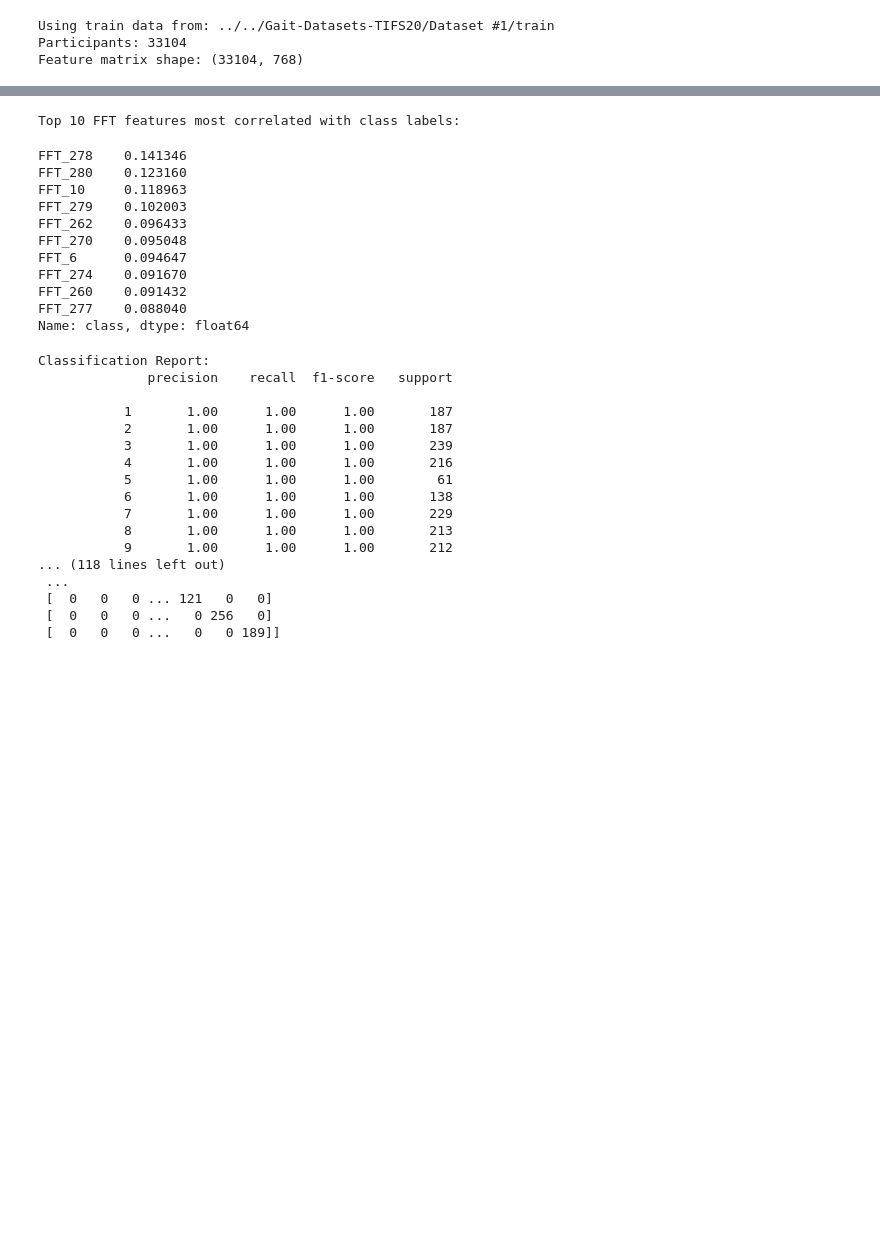
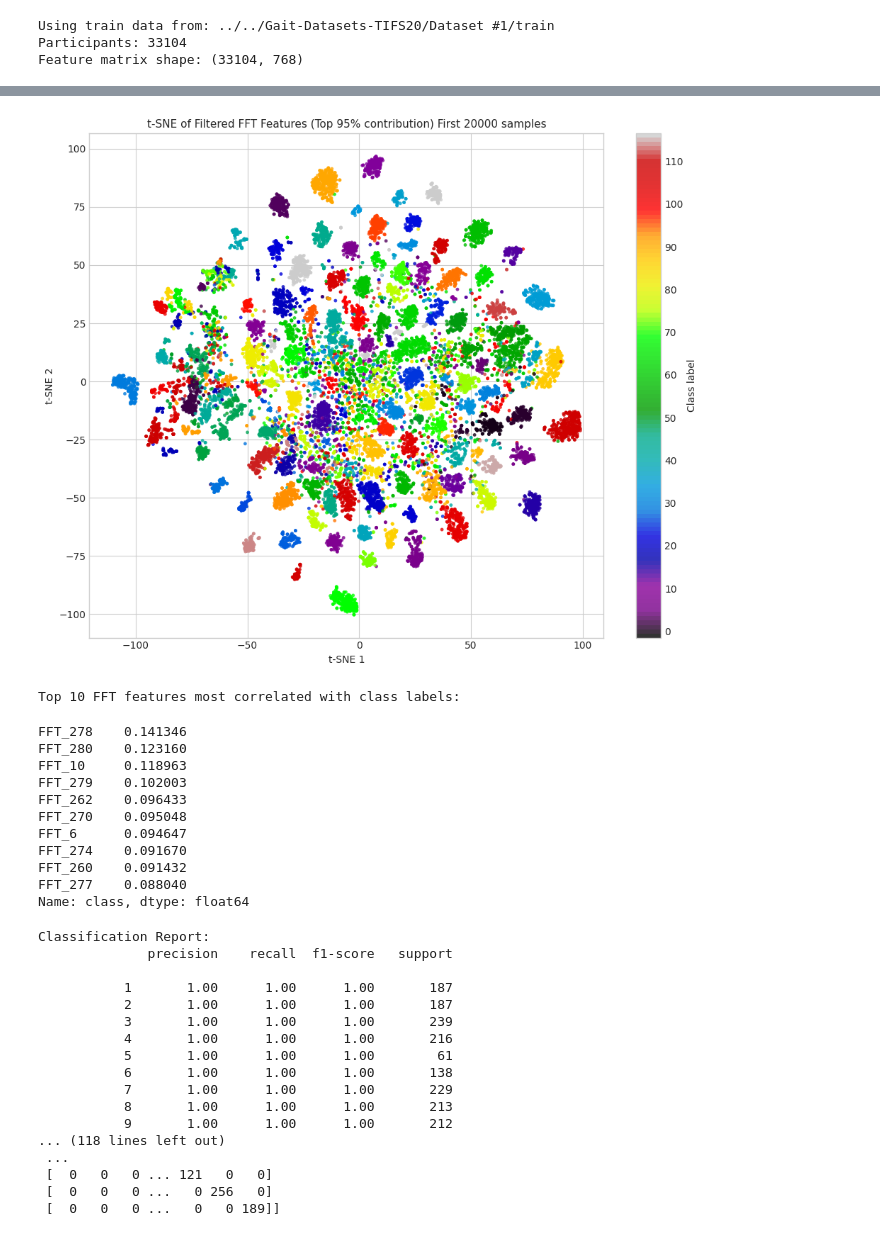
Before and after one commit to ponderingpenguins/applied-machine-learning, a Jupyter notebook: gait_classification/notebooks/prelim_data_look.ipynb, the cells around one changed output, grey strips where cells are left out. Cells and saved outputs as stored; diff of their text form; code cells hidden in the pictures; blank space fills up the shorter version.

Commit message:
Experiment with t-sne: unique color for each class, sorted features before cumsum

```diff
--- a/gait_classification/notebooks/prelim_data_look.ipynb
+++ b/gait_classification/notebooks/prelim_data_look.ipynb
@@ -299,0 +300,88 @@ Keeping 284 features out of 390 based on 95.0% contribution
+# %%
+import matplotlib.colors as mcolors
+from scipy.fft import rfft
+from sklearn.preprocessing import StandardScaler
+from sklearn.manifold import TSNE
+
+threshold   = 0.95
+max_samples = 20000
+n_samples   = min(X.shape[0], max_samples)
+
+fft_features = []
+for i in range(n_samples):
+    sample_features = []
+    for label, arr in signals.items():
+        yf = rfft(arr[i, :])
+        sample_features.extend(np.abs(yf[:500]))   # 500 coefficients per channel
+    fft_features.append(sample_features)
+
+fft_features = np.array(fft_features)              # Shape: (n_samples, n_channels * 500)
+fft_scaled   = StandardScaler().fit_transform(fft_features)
+
+# Sort by contribution BEFORE cumsum
+fft_contributions = np.abs(fft_features).sum(axis=0)
+fft_contributions /= fft_contributions.sum()
+
+sorted_idx            = np.argsort(fft_contributions)[::-1]       # descending
+cumulative_sorted     = np.cumsum(fft_contributions[sorted_idx])
+num_features_to_keep  = np.searchsorted(cumulative_sorted, threshold) + 1
+top_indices           = sorted_idx[:num_features_to_keep]          # truly top-N indices
+
+fft_filtered = fft_scaled[:, top_indices]
+
+print(
+    f"Keeping {num_features_to_keep} features out of {fft_features.shape[1]} "
+    f"based on {threshold*100:.0f}% contribution"
+)
+
+tsne = TSNE(
+    n_components=2,
+    perplexity=30,
+    learning_rate="auto",
+    init="pca",
+    random_state=RANDOM_STATE,
+)
+X_emb = tsne.fit_transform(fft_filtered)
+
+# Unique color for each class
+n_classes  = len(np.unique(y[:n_samples]))
+cmap       = plt.cm.get_cmap("nipy_spectral", n_classes)   # one distinct hue per class
+norm       = mcolors.BoundaryNorm(
+    boundaries=np.arange(n_classes + 1) - 0.5,
+    ncolors=n_classes,
+)
+
+fig, ax = plt.subplots(figsize=(10, 8))
+
+scatter = ax.scatter(
+    X_emb[:, 0],
+    X_emb[:, 1],
+    c=y[:n_samples],
+    s=12,
+    cmap=cmap,
+    norm=norm,
+    alpha=0.8,
+    linewidths=0,
+    rasterized=True,
+)
+
+ax.set_title(
+    f"t-SNE of Filtered FFT Features (Top {threshold*100:.0f}% contribution) First {max_samples} samples",
+    fontsize=11,
+)
+ax.set_xlabel("t-SNE 1")
+ax.set_ylabel("t-SNE 2")
+
+unique_labels = np.unique(y[:n_samples]).astype(int)
+step_ticks    = unique_labels[::10] # Show every 10th label on the colorbar
+if unique_labels[-1] not in step_ticks:
+    step_ticks = np.append(step_ticks, unique_labels[-1])
+
+cbar = fig.colorbar(scatter, ax=ax, ticks=step_ticks)
+cbar.set_ticklabels([str(int(t - 1)) for t in step_ticks])
+cbar.set_label("Class label")
+
+plt.tight_layout()
+plt.savefig("tsne_corrected.png", dpi=150, bbox_inches="tight")
+plt.show()
+# %% [output]
@@ -300,3 +389,4 @@ Keeping 284 features out of 390 based on 95.0% contribution
+[figure, added]
 # %%
 # Convert the filtered FFT features to a DataFrame and compute correlations with the class labels to see if any frequencies are strongly correlated with specific classes.
 
```
Also changed, not shown: parts of 8 cells of this notebook, 5 other files.
